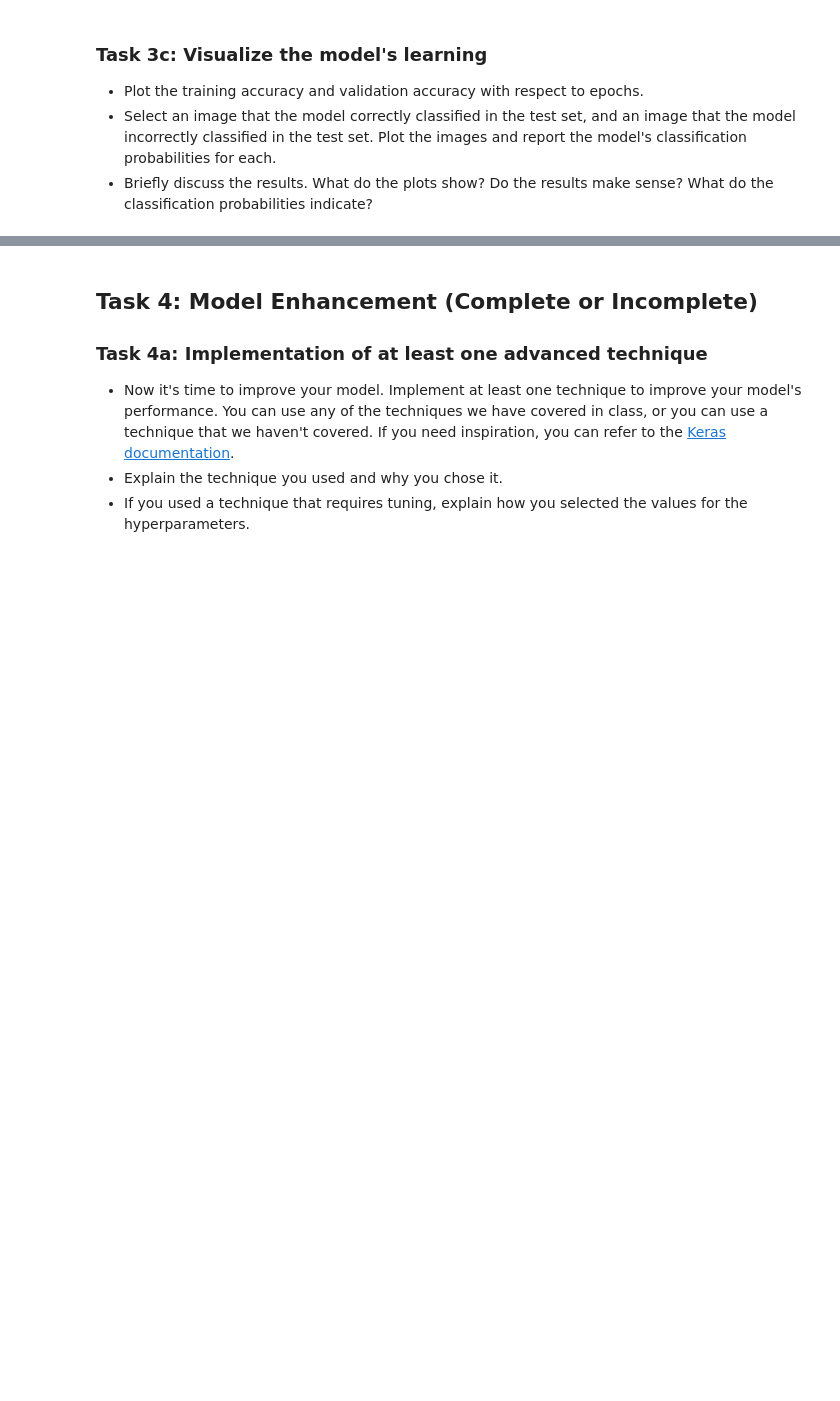
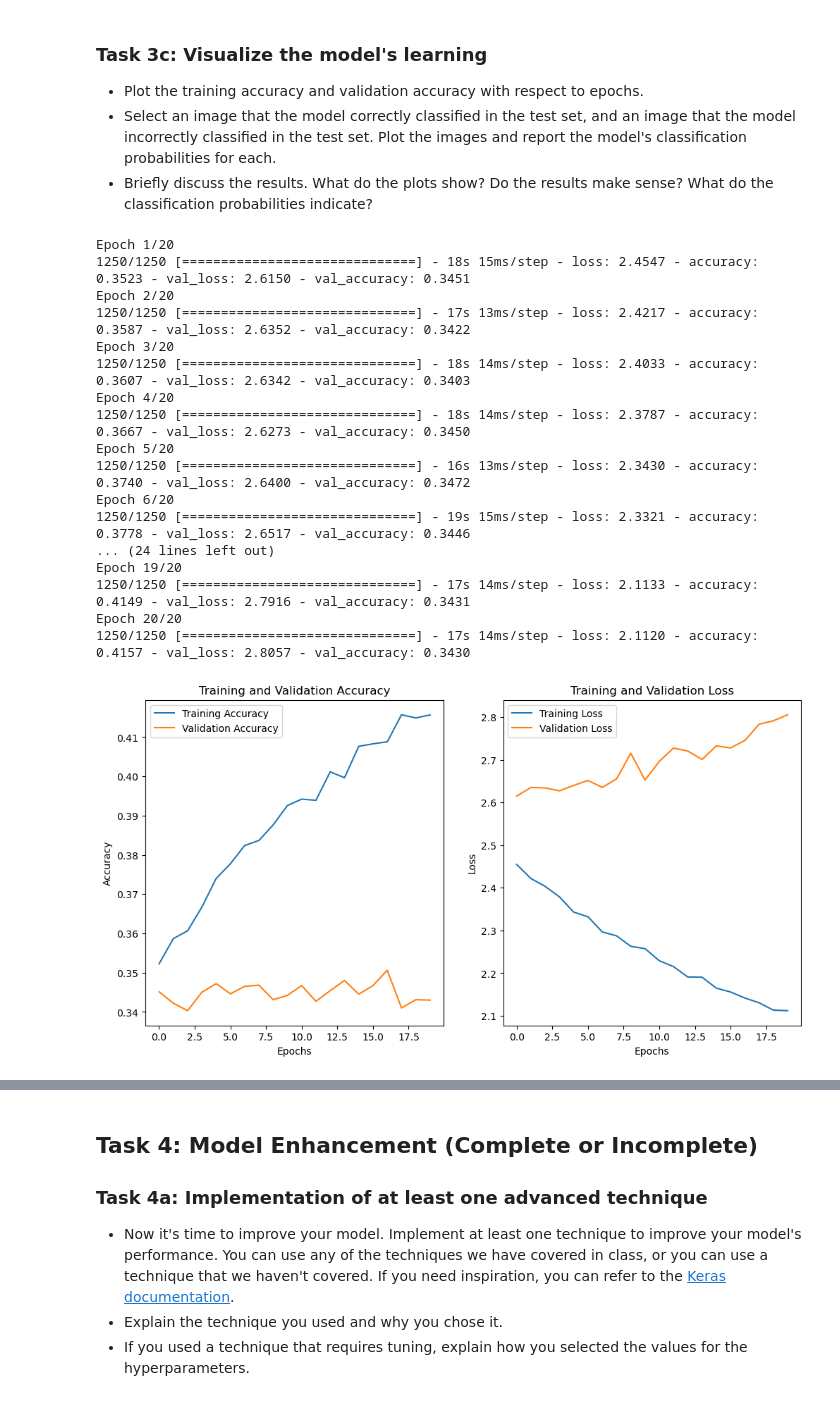
Before and after one commit to UofT-DSI/deep_learning, a Jupyter notebook: 02_activities/assignments/assignment_1.ipynb, the cells around one changed output, grey strips where cells are left out. Drawn from its saved outputs; the diff is of its cells as text; code cells hidden in the pictures; blank space fills up the shorter version.

```diff
--- a/02_activities/assignments/assignment_1.ipynb
+++ b/02_activities/assignments/assignment_1.ipynb
@@ -53,3 +214,9 @@ from keras.layers import Conv2D, MaxPooling2D, Flatten, Dense
 from keras import optimizers
 
 # Your code here
+# Compile the model
+model.compile(
+    optimizer=optimizers.Adam(),
+    loss='categorical_crossentropy',
+    metrics=['accuracy']
+)
@@ -62,3 +231,9 @@ from keras import optimizers
 - Use the validation set for validation.
 # %%
 # Your code here
+history = model.fit(
+    x_train_split, y_train_split,
+    epochs=20,
+    batch_size=32,
+    validation_data=(x_val_split, y_val_split)
+)
@@ -83,3 +314,51 @@ from keras import optimizers
 - Briefly discuss the results. What do the plots show? Do the results make sense? What do the classification probabilities indicate?
 # %%
 # Your code here
+history = model.fit(
+    x_train_split, y_train_split,
+    epochs=20,
+    batch_size=32,
+    validation_data=(x_val_split, y_val_split)
+)
+
+# Plot training and validation accuracy
+plt.figure(figsize=(12, 6))
+
+# Plot accuracy
+plt.subplot(1, 2, 1)
+plt.plot(history.history['accuracy'], label='Training Accuracy')
+plt.plot(history.history['val_accuracy'], label='Validation Accuracy')
+plt.xlabel('Epochs')
+plt.ylabel('Accuracy')
+plt.legend()
+plt.title('Training and Validation Accuracy')
+
+# Plot loss
+plt.subplot(1, 2, 2)
+plt.plot(history.history['loss'], label='Training Loss')
+plt.plot(history.history['val_loss'], label='Validation Loss')
+plt.xlabel('Epochs')
+plt.ylabel('Loss')
+plt.legend()
+plt.title('Training and Validation Loss')
+
+plt.show()
+# %% [output]
+Epoch 1/20
+1250/1250 [==============================] - 18s 15ms/step - loss: 2.4547 - accuracy: 0.3523 - val_loss: 2.6150 - val_accuracy: 0.3451
+Epoch 2/20
+1250/1250 [==============================] - 17s 13ms/step - loss: 2.4217 - accuracy: 0.3587 - val_loss: 2.6352 - val_accuracy: 0.3422
+Epoch 3/20
+1250/1250 [==============================] - 18s 14ms/step - loss: 2.4033 - accuracy: 0.3607 - val_loss: 2.6342 - val_accuracy: 0.3403
+Epoch 4/20
+1250/1250 [==============================] - 18s 14ms/step - loss: 2.3787 - accuracy: 0.3667 - val_loss: 2.6273 - val_accuracy: 0.3450
+Epoch 5/20
+1250/1250 [==============================] - 16s 13ms/step - loss: 2.3430 - accuracy: 0.3740 - val_loss: 2.6400 - val_accuracy: 0.3472
+Epoch 6/20
+1250/1250 [==============================] - 19s 15ms/step - loss: 2.3321 - accuracy: 0.3778 - val_loss: 2.6517 - val_accuracy: 0.3446
+... (24 lines left out)
+Epoch 19/20
+1250/1250 [==============================] - 17s 14ms/step - loss: 2.1133 - accuracy: 0.4149 - val_loss: 2.7916 - val_accuracy: 0.3431
+Epoch 20/20
+1250/1250 [==============================] - 17s 14ms/step - loss: 2.1120 - accuracy: 0.4157 - val_loss: 2.8057 - val_accuracy: 0.3430
+[figure, added]
```
Also changed, not shown: parts of 16 cells of this notebook.
